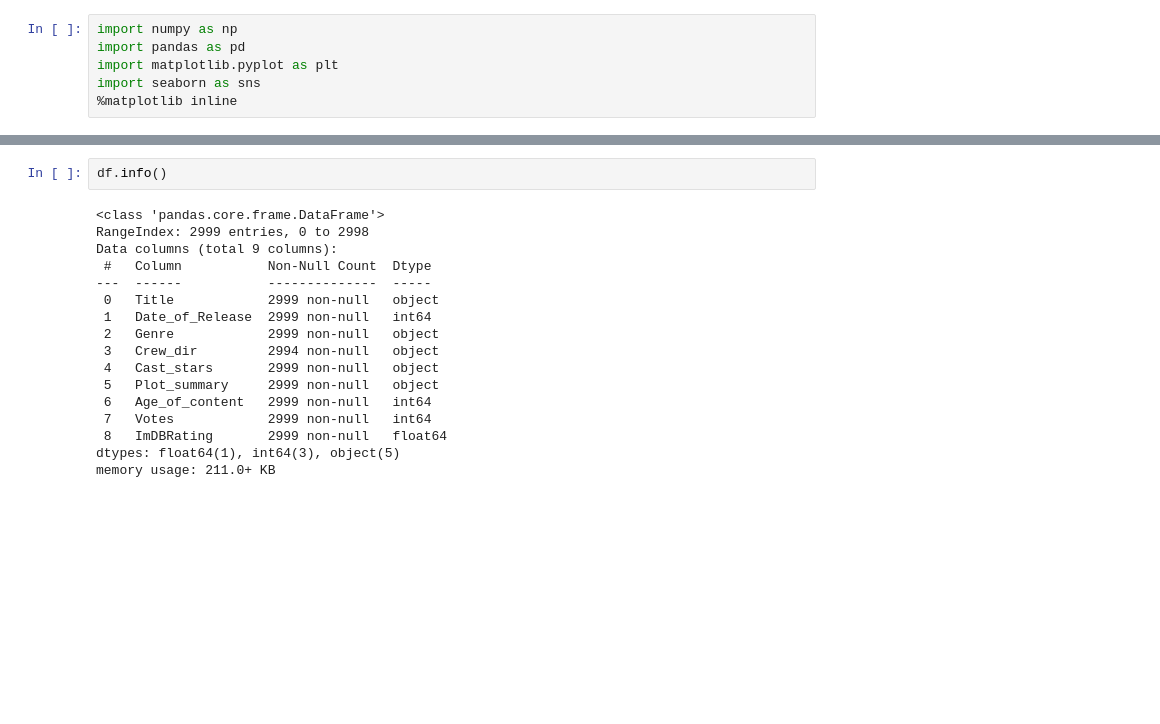
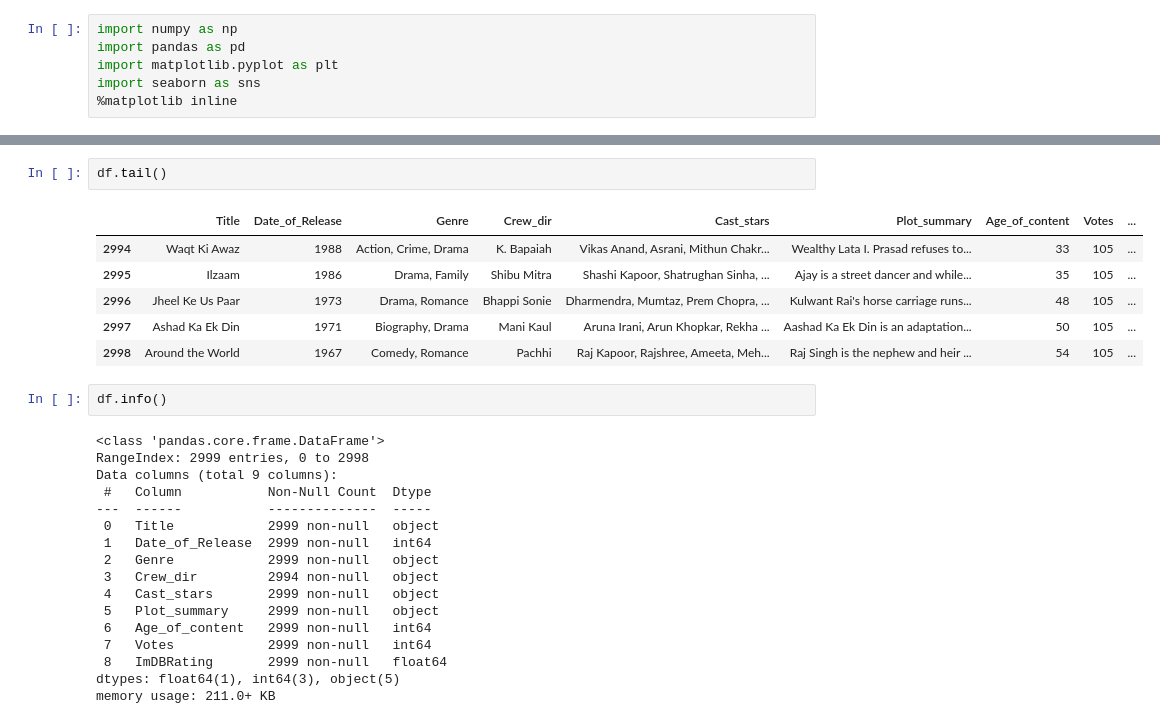
Before and after one commit to Dikshit28/python_code, a Jupyter notebook: Lab/movie-recommendation.ipynb, the cells around one changed output, grey strips where cells are left out. Cells and saved outputs as stored; diff of their text form; blank space fills up the shorter version.

```diff
--- a/Lab/movie-recommendation.ipynb
+++ b/Lab/movie-recommendation.ipynb
@@ -14,6 +14,15 @@ df.head()
 | 2 | PK | 2014 | Comedy, Drama, Musical | Rajkumar Hirani | Aamir Khan, Anushka Sharma, Sanja... | An alien on Earth loses the only ... | 7 | 171776 | ... |
 | 3 | Radhe | 2021 | Action, Crime, Thriller | Prabhu Deva | Salman Khan, Disha Patani, Randee... | After taking the dreaded gangster... | 0 | 171349 | ... |
 | 4 | Dangal | 2016 | Action, Biography, Drama | Nitesh Tiwari | Aamir Khan, Sakshi Tanwar, Fatima... | Former wrestler Mahavir Singh Pho... | 5 | 170210 | ... |
+# %%
+df.tail()
+# %% [output]
+|  | Title | Date_of_Release | Genre | Crew_dir | Cast_stars | Plot_summary | Age_of_content | Votes | ... |
+| 2994 | Waqt Ki Awaz | 1988 | Action, Crime, Drama | K. Bapaiah | Vikas Anand, Asrani, Mithun Chakr... | Wealthy Lata I. Prasad refuses to... | 33 | 105 | ... |
+| 2995 | Ilzaam | 1986 | Drama, Family | Shibu Mitra | Shashi Kapoor, Shatrughan Sinha, ... | Ajay is a street dancer and while... | 35 | 105 | ... |
+| 2996 | Jheel Ke Us Paar | 1973 | Drama, Romance | Bhappi Sonie | Dharmendra, Mumtaz, Prem Chopra, ... | Kulwant Rai's horse carriage runs... | 48 | 105 | ... |
+| 2997 | Ashad Ka Ek Din | 1971 | Biography, Drama | Mani Kaul | Aruna Irani, Arun Khopkar, Rekha ... | Aashad Ka Ek Din is an adaptation... | 50 | 105 | ... |
+| 2998 | Around the World | 1967 | Comedy, Romance | Pachhi | Raj Kapoor, Rajshree, Ameeta, Meh... | Raj Singh is the nephew and heir ... | 54 | 105 | ... |
 # %%
 df.info()
 # %% [output]
```
Also changed, not shown: parts of 2 cells of this notebook, 27 other files.
